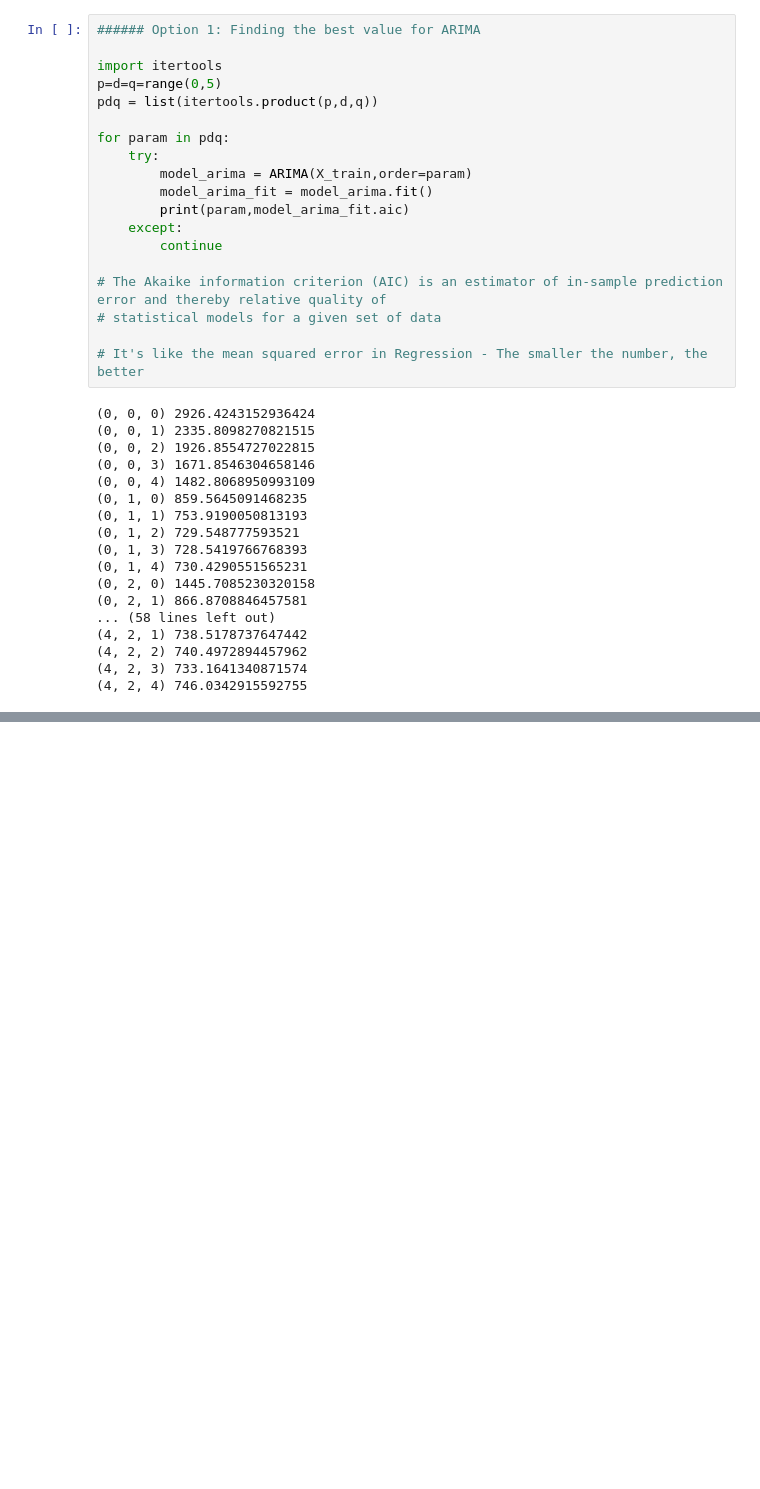
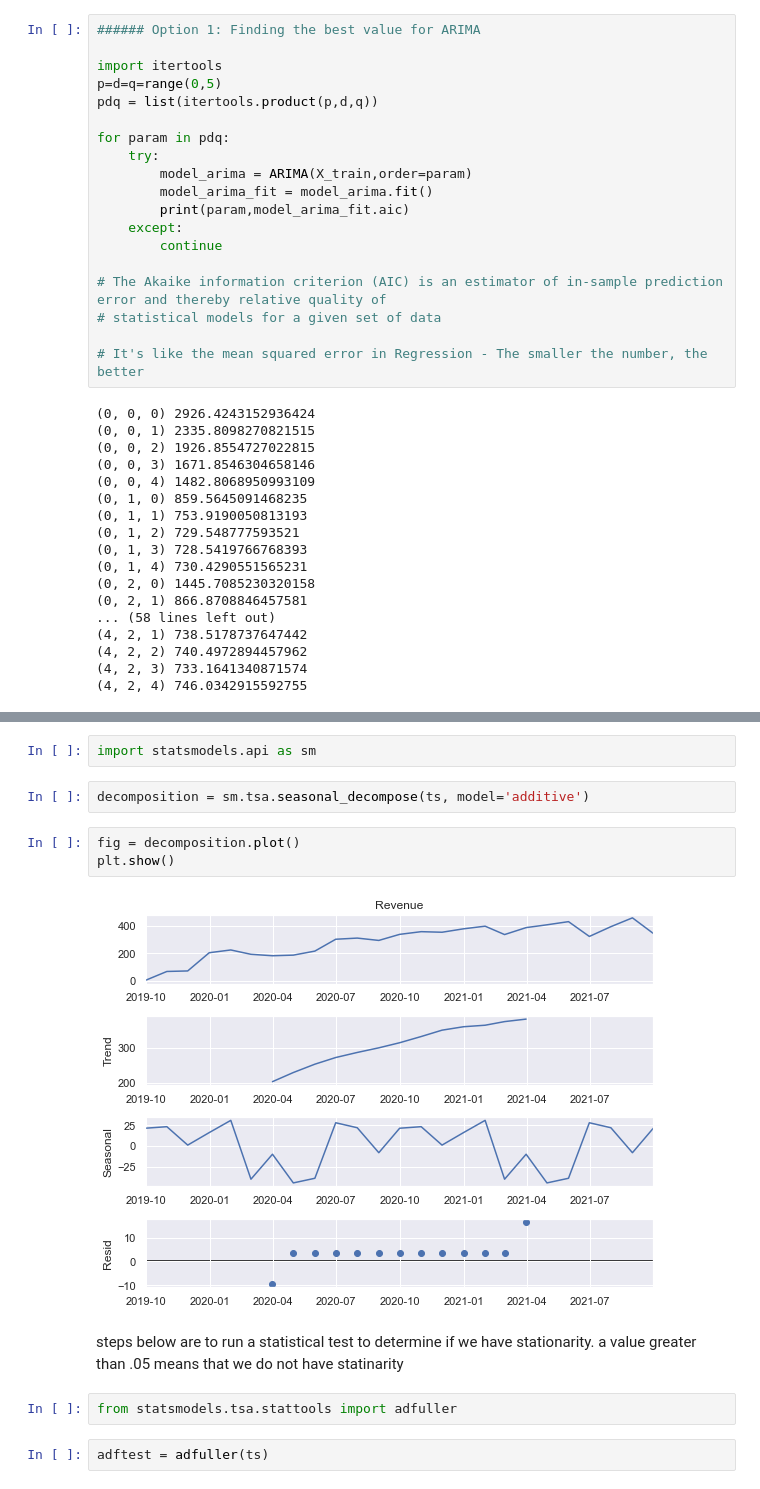
Before and after one commit to jlrosales8/D213_Time_Series_Analysis, a Jupyter notebook: Untitled.ipynb, the cells around one changed output, grey strips where cells are left out. Cells and saved outputs as stored; diff of their text form; blank space fills up the shorter version.

```diff
--- a/Untitled.ipynb
+++ b/Untitled.ipynb
@@ -292,0 +366,16 @@ NameError: name 'au_v2' is not defined
+# %%
+import statsmodels.api as sm
+# %%
+decomposition = sm.tsa.seasonal_decompose(ts, model='additive')
+# %%
+fig = decomposition.plot()
+plt.show()
+# %% [output]
+[figure, added]
+# %% [markdown]
+steps below are to run a statistical test to determine if we have stationarity.
+a value greater than .05 means that we do not have statinarity
+# %%
+from statsmodels.tsa.stattools import adfuller
+# %%
+adftest = adfuller(ts)
```
Also changed, not shown: parts of 37 cells of this notebook.
